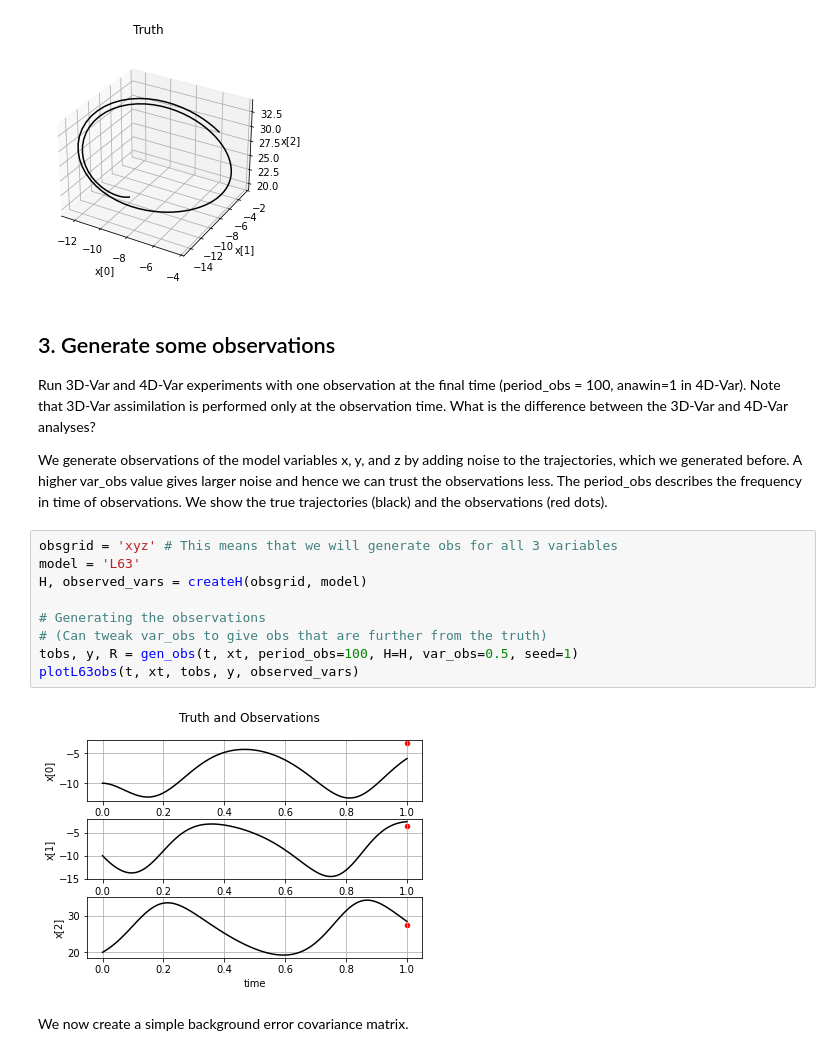
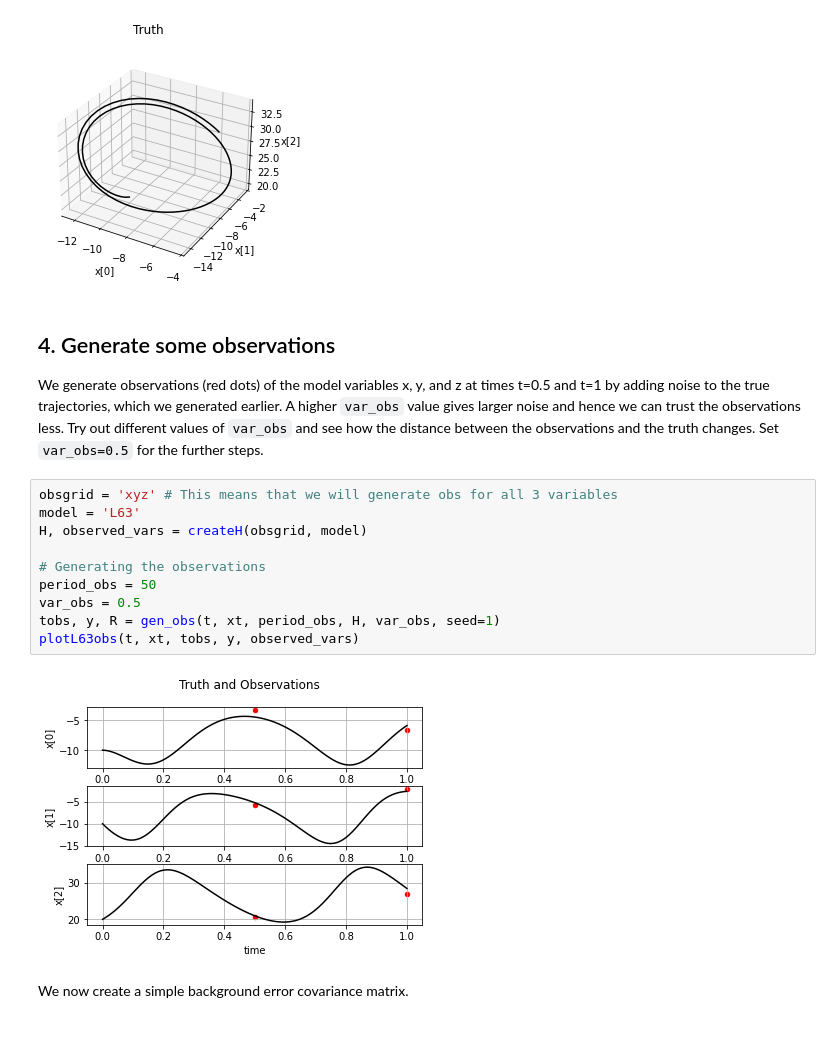
Before and after one commit to darc-reading/dare-da-demos, a Jupyter notebook: 2-1_variational_activity-3D_vs_4D_var_single_obs.ipynb, the cells around one changed output. Cells and saved outputs as stored; diff of their text form.

```diff
--- a/2-1_variational_activity-3D_vs_4D_var_single_obs.ipynb
+++ b/2-1_variational_activity-3D_vs_4D_var_single_obs.ipynb
@@ -54,21 +55,20 @@ plotL63(t, xt, True)
 [figure]
 [figure]
 # %% [markdown]
-## 3. Generate some observations
-Run 3D-Var and 4D-Var experiments with one observation at the final time (period_obs = 100, anawin=1 in 4D-Var). Note that 3D-Var assimilation is performed only at the observation time. What is the difference between the 3D-Var and 4D-Var analyses?
-
-We generate observations of the model variables x, y, and z by adding noise to the trajectories, which we generated before. A higher var_obs value gives larger noise and hence we can trust the observations less. The period_obs describes the frequency in time of observations. We show the true trajectories (black) and the observations (red dots).
+## 4. Generate some observations
+We generate observations (red dots) of the model variables x, y, and z at times t=0.5 and t=1 by adding noise to the true trajectories, which we generated earlier.  A higher `var_obs` value gives larger noise and hence we can trust the observations less. Try out different values of `var_obs` and see how the distance between the observations and the truth changes. Set `var_obs=0.5` for the further steps.
 # %%
 obsgrid = 'xyz' # This means that we will generate obs for all 3 variables
 model = 'L63'
 H, observed_vars = createH(obsgrid, model)
 
 # Generating the observations
-# (Can tweak var_obs to give obs that are further from the truth)
-tobs, y, R = gen_obs(t, xt, period_obs=100, H=H, var_obs=0.5, seed=1)
+period_obs = 50
+var_obs = 0.5
+tobs, y, R = gen_obs(t, xt, period_obs, H, var_obs, seed=1)
 plotL63obs(t, xt, tobs, y, observed_vars)
 # %% [output]
-[figure, old version]
+[figure, new version]
 # %% [markdown]
 We now create a simple background error covariance matrix.
 # %%
```
Also changed, not shown: parts of 16 cells of this notebook.
